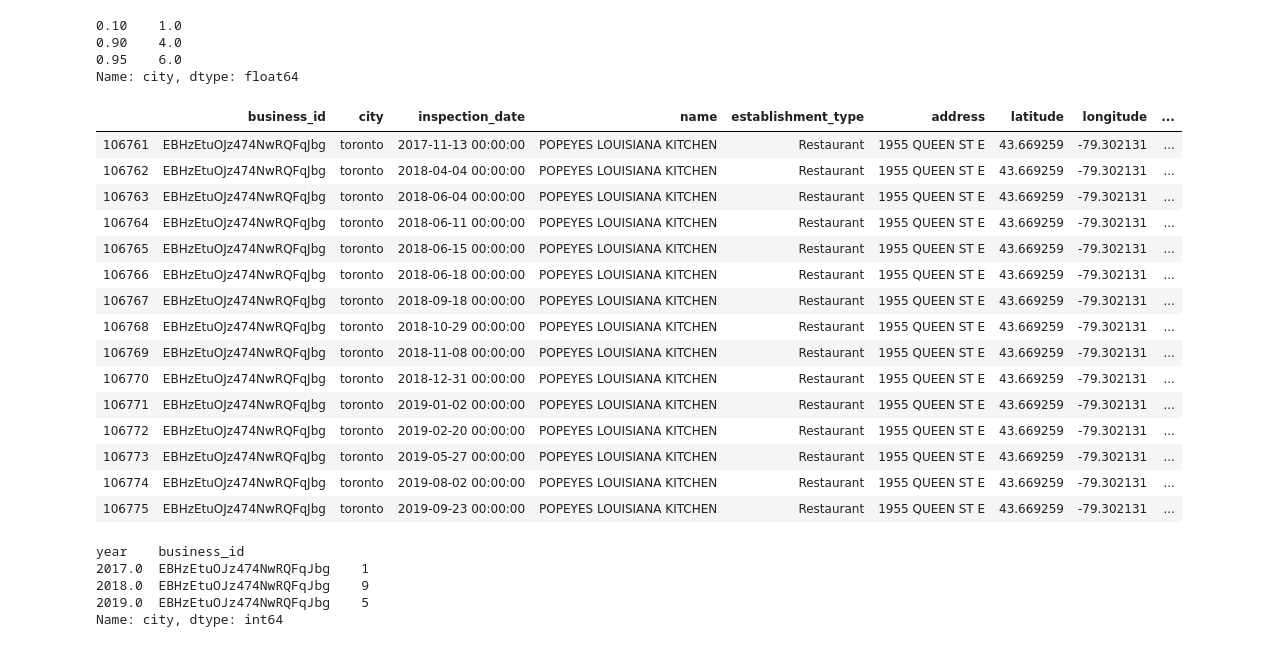
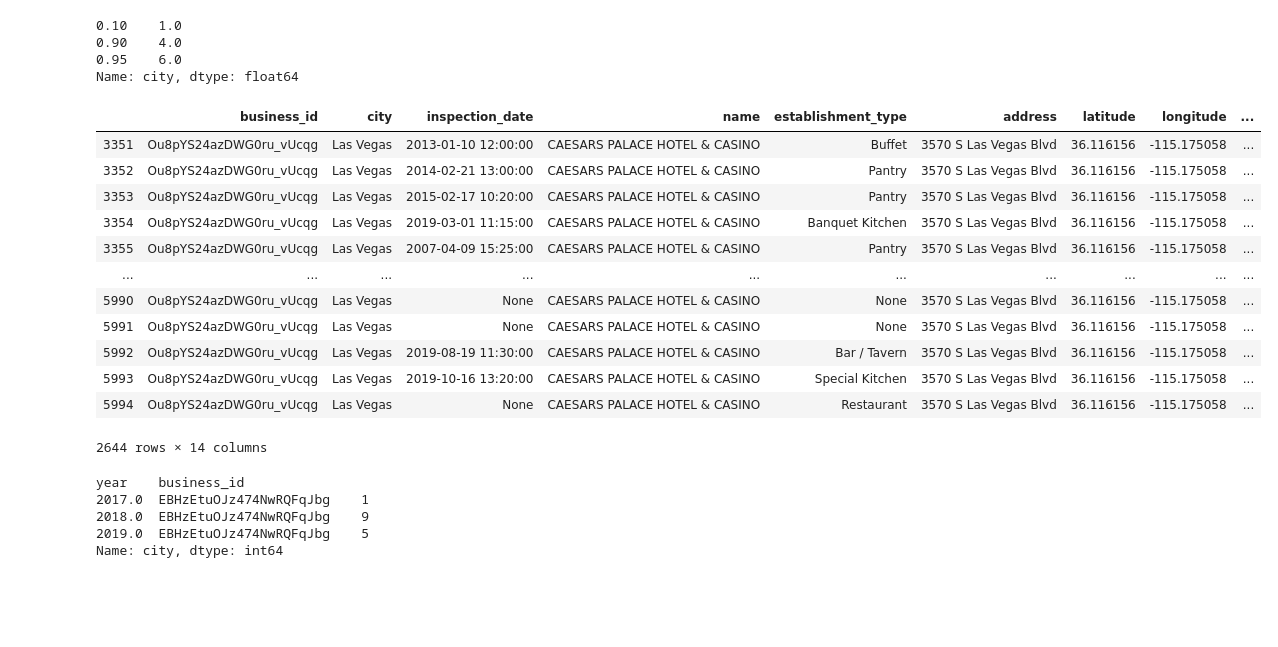
Before and after one commit to meiguan/yelp_abcs, a Jupyter notebook: clean/cleaning_business_names.ipynb, the cells around one changed output. Saved outputs shown, nothing was run; the diff lists cells and outputs as text; code cells hidden in the pictures; blank space fills up the shorter version.

```diff
--- a/clean/cleaning_business_names.ipynb
+++ b/clean/cleaning_business_names.ipynb
@@ -203,24 +223,21 @@ matched_ord.groupby(['year', 'business_id']).count()['city'].quantile([.1, .9,0.
 0.95    6.0
 Name: city, dtype: float64
 # %%
-matched_ord[matched_ord['business_id']=='EBHzEtuOJz474NwRQFqJbg']
+matched_ord[matched_ord['business_id']=='Ou8pYS24azDWG0ru_vUcqg']
 # %% [output]
 |  | business_id | city | inspection_date | name | establishment_type | address | latitude | longitude | ... |
-| 106761 | EBHzEtuOJz474NwRQFqJbg | toronto | 2017-11-13 00:00:00 | POPEYES LOUISIANA KITCHEN | Restaurant | 1955 QUEEN ST E | 43.669259 | -79.302131 | ... |
-| 106762 | EBHzEtuOJz474NwRQFqJbg | toronto | 2018-04-04 00:00:00 | POPEYES LOUISIANA KITCHEN | Restaurant | 1955 QUEEN ST E | 43.669259 | -79.302131 | ... |
-| 106763 | EBHzEtuOJz474NwRQFqJbg | toronto | 2018-06-04 00:00:00 | POPEYES LOUISIANA KITCHEN | Restaurant | 1955 QUEEN ST E | 43.669259 | -79.302131 | ... |
-| 106764 | EBHzEtuOJz474NwRQFqJbg | toronto | 2018-06-11 00:00:00 | POPEYES LOUISIANA KITCHEN | Restaurant | 1955 QUEEN ST E | 43.669259 | -79.302131 | ... |
-| 106765 | EBHzEtuOJz474NwRQFqJbg | toronto | 2018-06-15 00:00:00 | POPEYES LOUISIANA KITCHEN | Restaurant | 1955 QUEEN ST E | 43.669259 | -79.302131 | ... |
-| 106766 | EBHzEtuOJz474NwRQFqJbg | toronto | 2018-06-18 00:00:00 | POPEYES LOUISIANA KITCHEN | Restaurant | 1955 QUEEN ST E | 43.669259 | -79.302131 | ... |
-| 106767 | EBHzEtuOJz474NwRQFqJbg | toronto | 2018-09-18 00:00:00 | POPEYES LOUISIANA KITCHEN | Restaurant | 1955 QUEEN ST E | 43.669259 | -79.302131 | ... |
-| 106768 | EBHzEtuOJz474NwRQFqJbg | toronto | 2018-10-29 00:00:00 | POPEYES LOUISIANA KITCHEN | Restaurant | 1955 QUEEN ST E | 43.669259 | -79.302131 | ... |
-| 106769 | EBHzEtuOJz474NwRQFqJbg | toronto | 2018-11-08 00:00:00 | POPEYES LOUISIANA KITCHEN | Restaurant | 1955 QUEEN ST E | 43.669259 | -79.302131 | ... |
-| 106770 | EBHzEtuOJz474NwRQFqJbg | toronto | 2018-12-31 00:00:00 | POPEYES LOUISIANA KITCHEN | Restaurant | 1955 QUEEN ST E | 43.669259 | -79.302131 | ... |
-| 106771 | EBHzEtuOJz474NwRQFqJbg | toronto | 2019-01-02 00:00:00 | POPEYES LOUISIANA KITCHEN | Restaurant | 1955 QUEEN ST E | 43.669259 | -79.302131 | ... |
-| 106772 | EBHzEtuOJz474NwRQFqJbg | toronto | 2019-02-20 00:00:00 | POPEYES LOUISIANA KITCHEN | Restaurant | 1955 QUEEN ST E | 43.669259 | -79.302131 | ... |
-| 106773 | EBHzEtuOJz474NwRQFqJbg | toronto | 2019-05-27 00:00:00 | POPEYES LOUISIANA KITCHEN | Restaurant | 1955 QUEEN ST E | 43.669259 | -79.302131 | ... |
-| 106774 | EBHzEtuOJz474NwRQFqJbg | toronto | 2019-08-02 00:00:00 | POPEYES LOUISIANA KITCHEN | Restaurant | 1955 QUEEN ST E | 43.669259 | -79.302131 | ... |
-| 106775 | EBHzEtuOJz474NwRQFqJbg | toronto | 2019-09-23 00:00:00 | POPEYES LOUISIANA KITCHEN | Restaurant | 1955 QUEEN ST E | 43.669259 | -79.302131 | ... |
+| 3351 | Ou8pYS24azDWG0ru_vUcqg | Las Vegas | 2013-01-10 12:00:00 | CAESARS PALACE HOTEL & CASINO | Buffet | 3570 S Las Vegas Blvd | 36.116156 | -115.175058 | ... |
+| 3352 | Ou8pYS24azDWG0ru_vUcqg | Las Vegas | 2014-02-21 13:00:00 | CAESARS PALACE HOTEL & CASINO | Pantry | 3570 S Las Vegas Blvd | 36.116156 | -115.175058 | ... |
+| 3353 | Ou8pYS24azDWG0ru_vUcqg | Las Vegas | 2015-02-17 10:20:00 | CAESARS PALACE HOTEL & CASINO | Pantry | 3570 S Las Vegas Blvd | 36.116156 | -115.175058 | ... |
+| 3354 | Ou8pYS24azDWG0ru_vUcqg | Las Vegas | 2019-03-01 11:15:00 | CAESARS PALACE HOTEL & CASINO | Banquet Kitchen | 3570 S Las Vegas Blvd | 36.116156 | -115.175058 | ... |
+| 3355 | Ou8pYS24azDWG0ru_vUcqg | Las Vegas | 2007-04-09 15:25:00 | CAESARS PALACE HOTEL & CASINO | Pantry | 3570 S Las Vegas Blvd | 36.116156 | -115.175058 | ... |
+| ... | ... | ... | ... | ... | ... | ... | ... | ... | ... |
+| 5990 | Ou8pYS24azDWG0ru_vUcqg | Las Vegas | None | CAESARS PALACE HOTEL & CASINO | None | 3570 S Las Vegas Blvd | 36.116156 | -115.175058 | ... |
+| 5991 | Ou8pYS24azDWG0ru_vUcqg | Las Vegas | None | CAESARS PALACE HOTEL & CASINO | None | 3570 S Las Vegas Blvd | 36.116156 | -115.175058 | ... |
+| 5992 | Ou8pYS24azDWG0ru_vUcqg | Las Vegas | 2019-08-19 11:30:00 | CAESARS PALACE HOTEL & CASINO | Bar / Tavern | 3570 S Las Vegas Blvd | 36.116156 | -115.175058 | ... |
+| 5993 | Ou8pYS24azDWG0ru_vUcqg | Las Vegas | 2019-10-16 13:20:00 | CAESARS PALACE HOTEL & CASINO | Special Kitchen | 3570 S Las Vegas Blvd | 36.116156 | -115.175058 | ... |
+| 5994 | Ou8pYS24azDWG0ru_vUcqg | Las Vegas | None | CAESARS PALACE HOTEL & CASINO | Restaurant | 3570 S Las Vegas Blvd | 36.116156 | -115.175058 | ... |
+2644 rows × 14 columns
 # %%
 matched_ord[matched_ord['business_id']=='EBHzEtuOJz474NwRQFqJbg'].groupby(['year', 'business_id']).count()['city']
 # %% [output]
```
Also changed, not shown: parts of 6 cells of this notebook, 21 other files.
